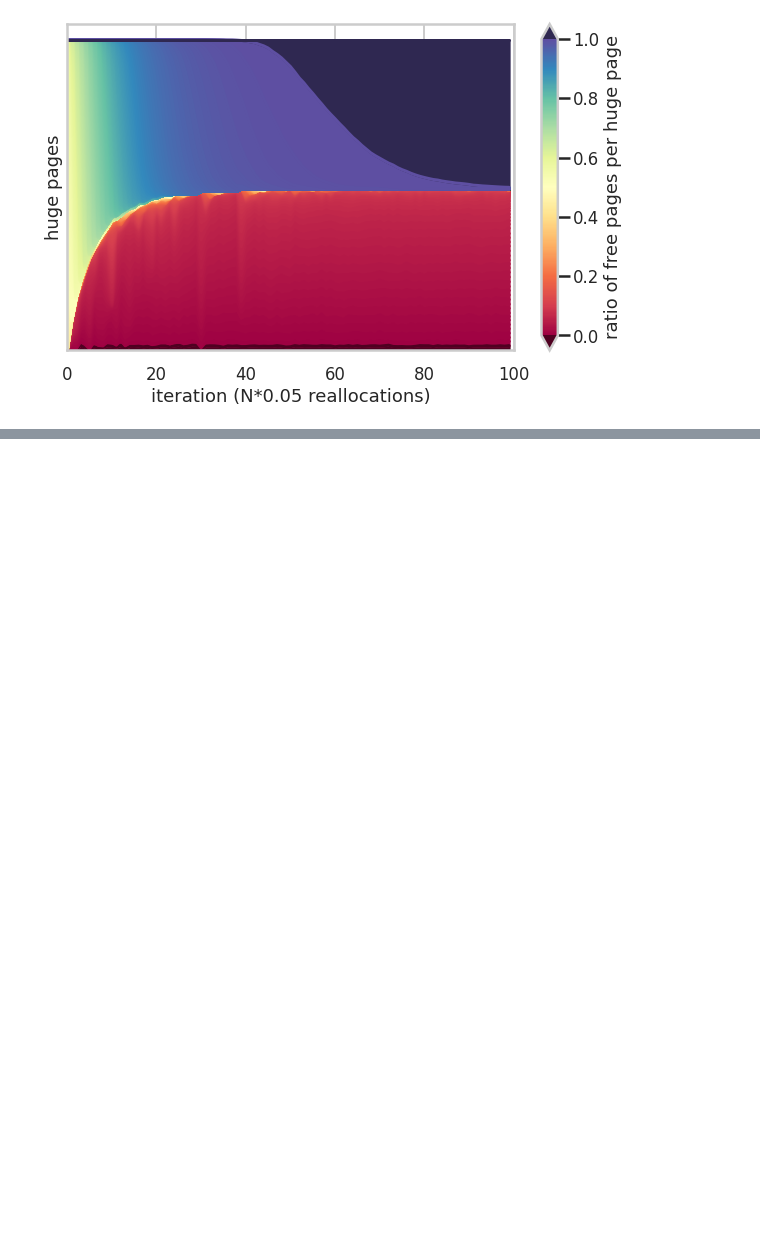
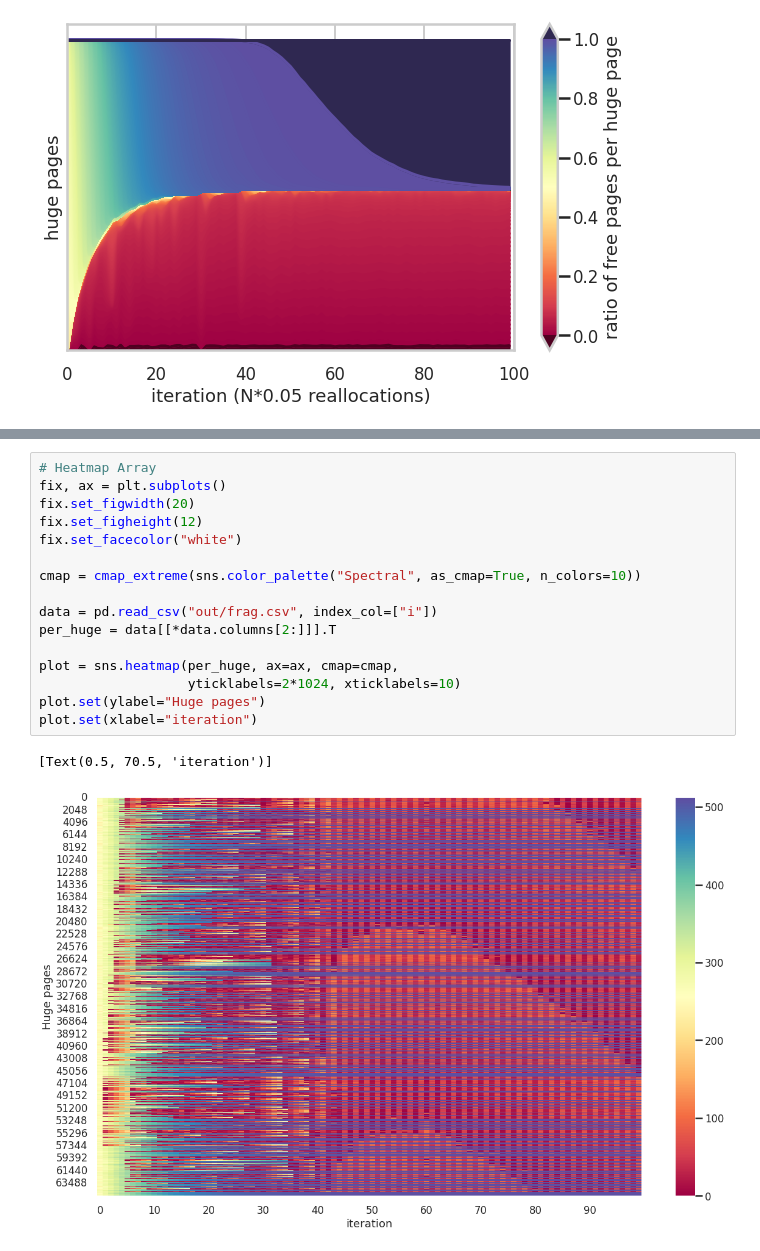
Before and after one commit to luhsra/llfree-rs, a Jupyter notebook: results/frag.ipynb, the cells around one changed output, grey strips where cells are left out. Cells and saved outputs as stored; diff of their text form; blank space fills up the shorter version.

```diff
--- a/results/frag.ipynb
+++ b/results/frag.ipynb
@@ -76,3 +76,22 @@ plt.colorbar(cm.ScalarMappable(cmap=cmap), ax=ax, extend="both",
+# %%
+# Heatmap Array
+fix, ax = plt.subplots()
+fix.set_figwidth(20)
+fix.set_figheight(12)
+fix.set_facecolor("white")
+
+cmap = cmap_extreme(sns.color_palette("Spectral", as_cmap=True, n_colors=10))
+
+data = pd.read_csv("out/frag.csv", index_col=["i"])
+per_huge = data[[*data.columns[2:]]].T
+
+plot = sns.heatmap(per_huge, ax=ax, cmap=cmap,
+                   yticklabels=2*1024, xticklabels=10)
+plot.set(ylabel="Huge pages")
+plot.set(xlabel="iteration")
+# %% [output]
+[Text(0.5, 70.5, 'iteration')]
+[figure, added]
 # %%
 # Heatmap Array
 fix, ax = plt.subplots()
```
Also changed, not shown: parts of 3 cells of this notebook, 8 other files.
